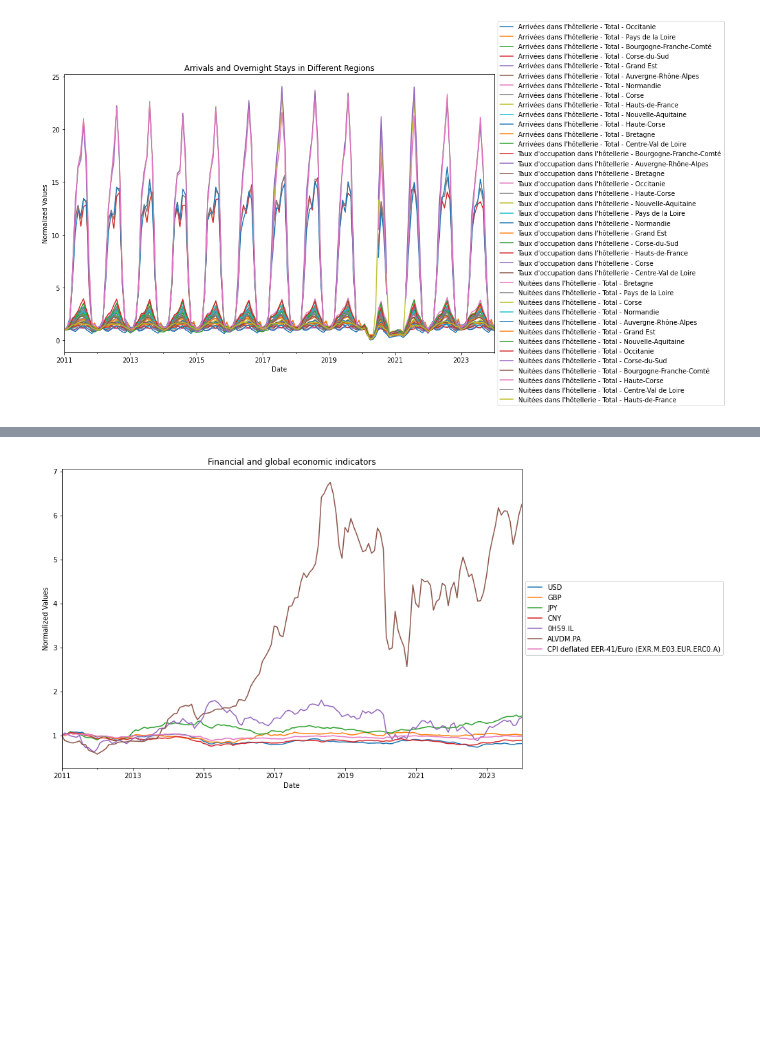
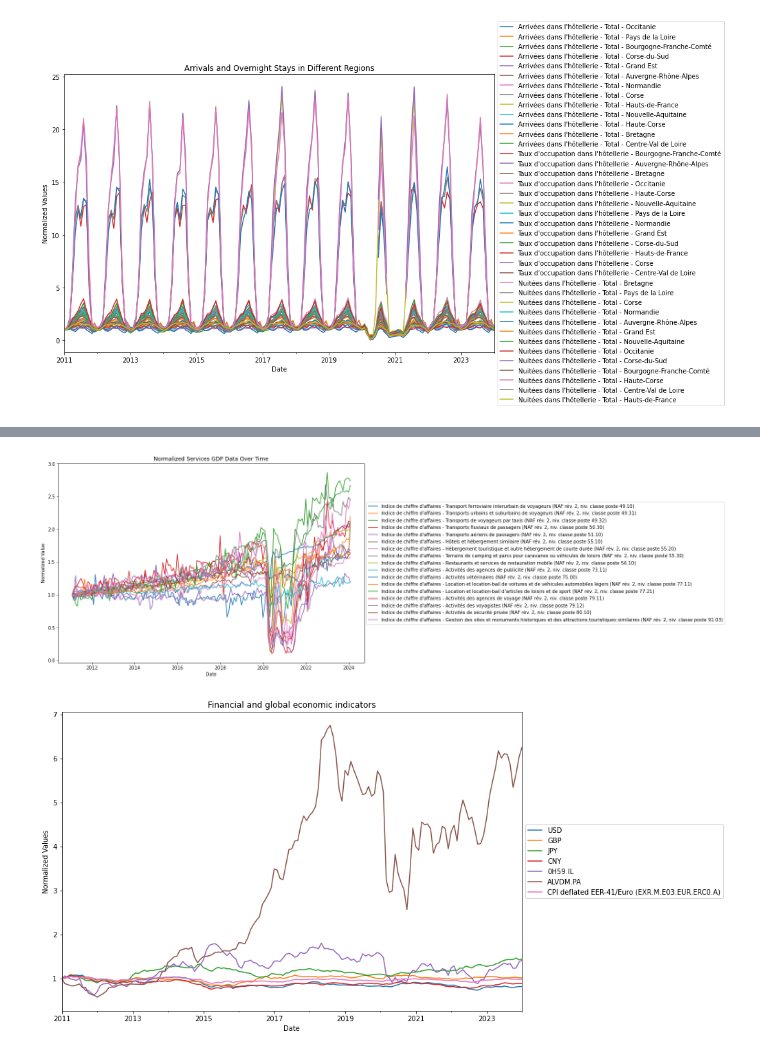
Before and after one commit to Laveine-v2/MODS206-DFM, a Jupyter notebook: Data_analysis.ipynb, the cells around one changed output, grey strips where cells are left out. Cells and saved outputs as stored; diff of their text form; code cells hidden in the pictures; blank space fills up the shorter version.

```diff
--- a/Data_analysis.ipynb
+++ b/Data_analysis.ipynb
@@ -213 +249,13 @@ data
+# %%
+# Plotting toursim services GDP data
+plt.figure(figsize=(12, 8))
+for column in services_GDP_df_t.columns:
+    plt.plot(services_GDP_df_t.index, services_GDP_df_t[column], label=column)
+plt.title('Normalized Services GDP Data Over Time')
+plt.xlabel('Date')
+plt.ylabel('Normalized Value')
+plt.legend(loc='center left', bbox_to_anchor=(1, 0.5))
+plt.show()
+# %% [output]
+[figure, added]
 # %%
```
Also changed, not shown: parts of 28 cells of this notebook, 2 other files.
